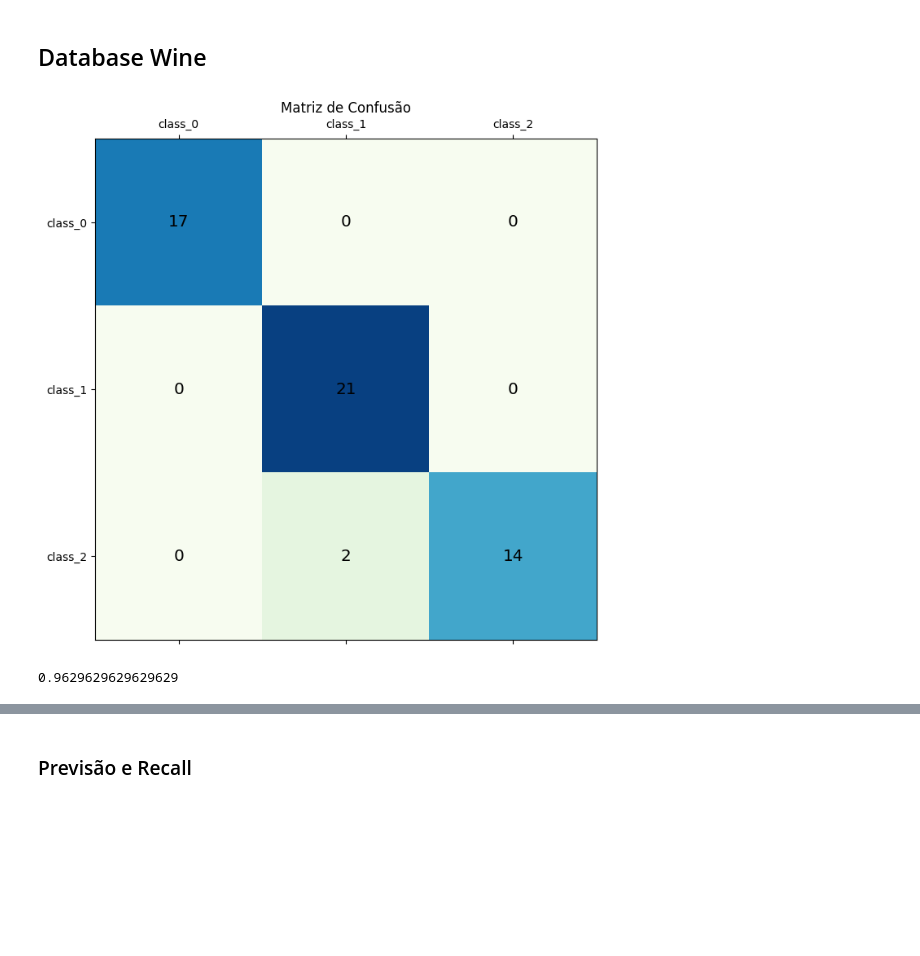
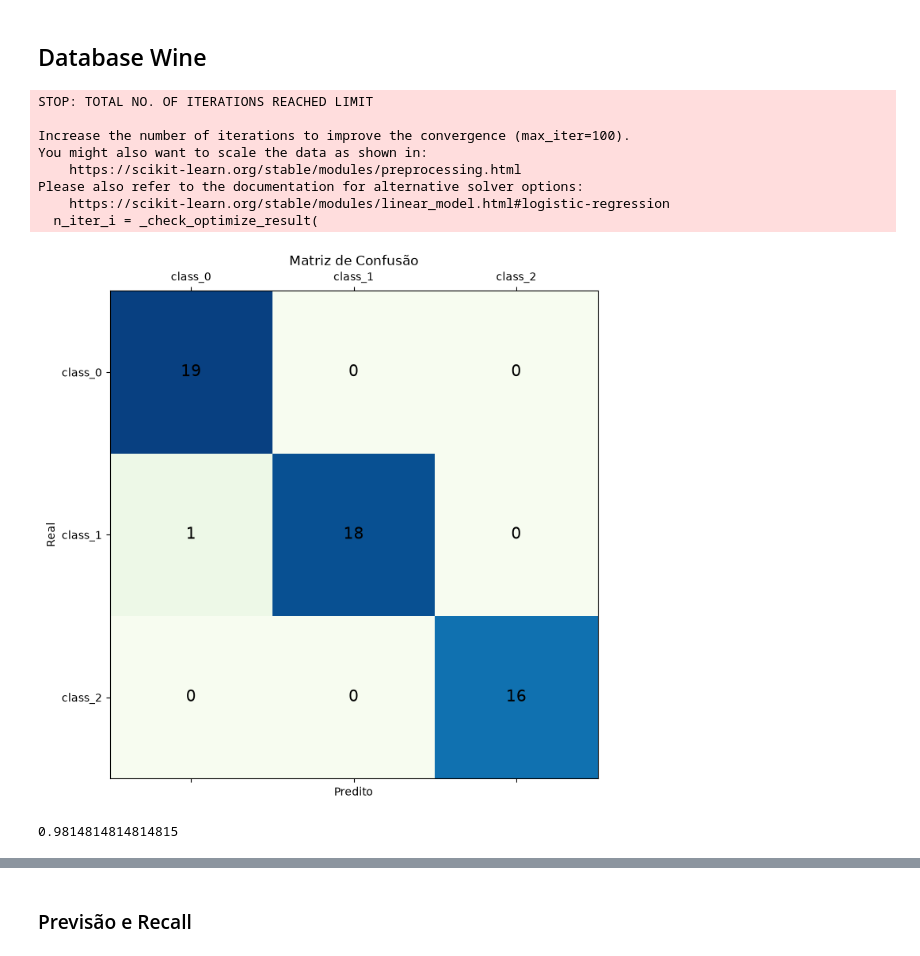
Before and after one commit to abaffa/INF1038, a Jupyter notebook: INF1038_Aula_07_Modelos_Lineares_Classificação.ipynb, the cells around one changed output, grey strips where cells are left out. Saved outputs shown, nothing was run; the diff lists cells and outputs as text; code cells hidden in the pictures; blank space fills up the shorter version.

```diff
--- a/INF1038_Aula_07_Modelos_Lineares_Classificação.ipynb
+++ b/INF1038_Aula_07_Modelos_Lineares_Classificação.ipynb
@@ -387,16 +448,35 @@ import matplotlib.cm as cm
 import matplotlib.pyplot as plt
 
 def plot_confusion_matrix(Y_test, Y_pred, targets):
-    cmatrix = confusion_matrix(y_true=Y_test, y_pred=Y_pred)
-    cm_fig, cm_ax = plt.subplots(figsize=(8.0, 8.0))
+    labels = range(len(targets))
+
+    cmatrix = confusion_matrix(
+        y_true=Y_test,
+        y_pred=Y_pred,
+        labels=labels
+    )
+
+    cm_fig, cm_ax = plt.subplots(figsize=(8, 8))
     cm_ax.matshow(cmatrix, cmap=cm.GnBu)
 
-    cm_ax.set_xticklabels([''] + targets)
-    cm_ax.set_yticklabels([''] + targets)
+    cm_ax.set_xticks(range(len(targets)))
+    cm_ax.set_yticks(range(len(targets)))
+
+    cm_ax.set_xticklabels(targets)
+    cm_ax.set_yticklabels(targets)
+
+    cm_ax.set_xlabel('Predito')
+    cm_ax.set_ylabel('Real')
 
     for i in range(len(targets)):
         for j in range(len(targets)):
-            cm_ax.text(x=j, y=i, s=cmatrix[i, j], va='center', ha='center', size='x-large')
+            cm_ax.text(
+                j, i,
+                cmatrix[i, j],
+                va='center',
+                ha='center',
+                size='x-large'
+            )
 
     plt.title('Matriz de Confusão')
     plt.show()
@@ -409,21 +489,29 @@ plot_confusion_matrix(Y_test, lr.predict(X_test), list(['Classe 0','Classe 1']))
 # %%
 from sklearn.metrics import confusion_matrix
 
 from sklearn.datasets import load_wine
 from sklearn.metrics import accuracy_score
 
 wine = load_wine()
 
-X_train, X_test, Y_train, Y_test = train_test_split(wine["data"], wine["target"], test_size=0.3)
+X_train_wine, X_test_wine, Y_train_wine, Y_test_wine = train_test_split(wine["data"], wine["target"], test_size=0.3)
 
-lr = LogisticRegression(solver='liblinear')
-lr.fit(X_train, Y_train)
+lr_wine = LogisticRegression(solver='lbfgs') # 'liblinear'
+lr_wine.fit(X_train_wine, Y_train_wine)
 
-plot_confusion_matrix(lr.predict(X_test), Y_test, list(wine['target_names']))
-print(accuracy_score(Y_test, lr.predict(X_test)))
+plot_confusion_matrix(lr_wine.predict(X_test_wine), Y_test_wine, list(wine['target_names']))
+print(accuracy_score(Y_test_wine, lr_wine.predict(X_test_wine)))
 # %% [output]
+STOP: TOTAL NO. OF ITERATIONS REACHED LIMIT
+
+Increase the number of iterations to improve the convergence (max_iter=100).
+You might also want to scale the data as shown in:
+    https://scikit-learn.org/stable/modules/preprocessing.html
+Please also refer to the documentation for alternative solver options:
+    https://scikit-learn.org/stable/modules/linear_model.html#logistic-regression
+  n_iter_i = _check_optimize_result(
-[figure, old version]
+[figure, new version]
-0.9629629629629629
+0.9814814814814815
 # %%
 import numpy as np
 import copy as cp
```
Also changed, not shown: parts of 53 cells of this notebook, 12 other files.
